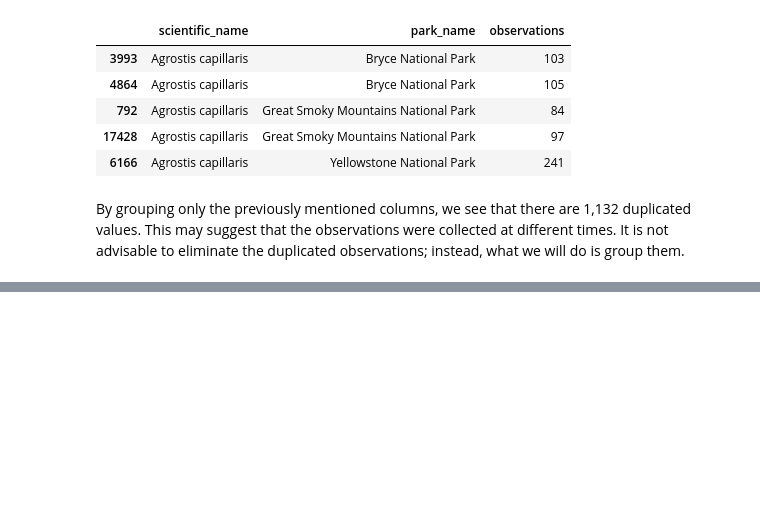
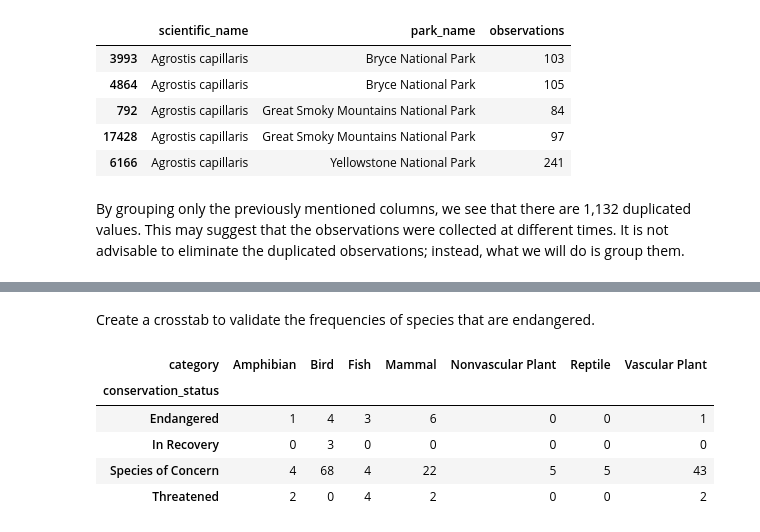
Before and after one commit to mandresst/Biodiversity-in-National-Parks-Project, a Jupyter notebook: biodiversity.ipynb, the cells around one changed output, grey strips where cells are left out. Cells and saved outputs as stored; diff of their text form; code cells hidden in the pictures; blank space fills up the shorter version.

```diff
--- a/biodiversity.ipynb
+++ b/biodiversity.ipynb
@@ -221,0 +305,16 @@ observations = observations.groupby(['scientific_name', 'park_name'])['observati
+# %% [markdown]
+Create a crosstab to validate the frequencies of species that are endangered.
+# %%
+# Filter the dataset by species that are endangered
+endangered = species[species['conservation_status'] != 'Stable']
+
+# Create a corsstab of category and conservation
+crosstab = pd.crosstab(endangered['conservation_status'], endangered['category'])
+crosstab
+# %% [output]
+| category | Amphibian | Bird | Fish | Mammal | Nonvascular Plant | Reptile | Vascular Plant |
+| conservation_status |  |  |  |  |  |  |  |
+| Endangered | 1 | 4 | 3 | 6 | 0 | 0 | 1 |
+| In Recovery | 0 | 3 | 0 | 0 | 0 | 0 | 0 |
+| Species of Concern | 4 | 68 | 4 | 22 | 5 | 5 | 43 |
+| Threatened | 2 | 0 | 4 | 2 | 0 | 0 | 2 |
```
Also changed, not shown: parts of 11 cells of this notebook.
